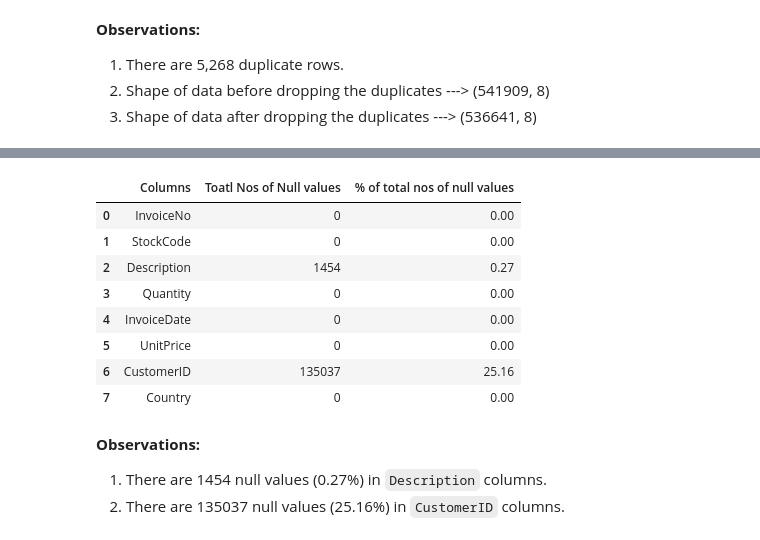
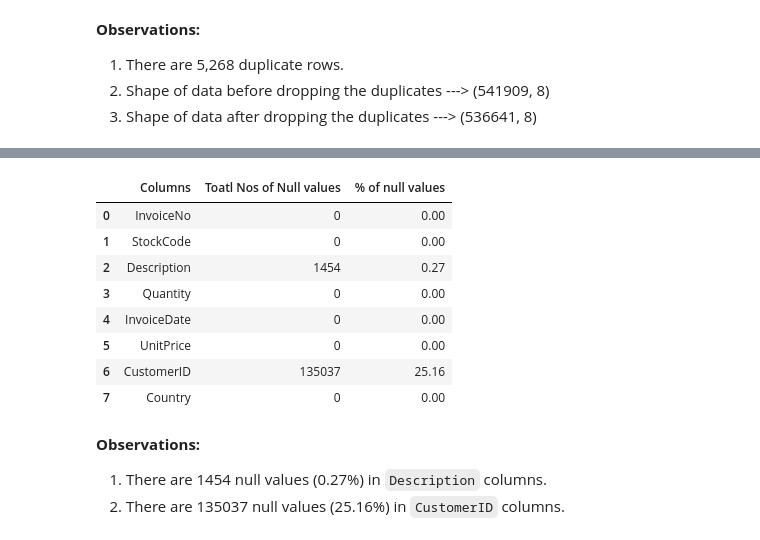
Before and after one commit to anupstar100/UML-Capston_Project-Customer_Segmentation, a Jupyter notebook: UML_Capston_Project_Online_Retail_Customer_Segmentation.ipynb, the cells around one changed output, grey strips where cells are left out. Drawn from its saved outputs; the diff is of its cells as text; code cells hidden in the pictures.

```diff
--- a/UML_Capston_Project_Online_Retail_Customer_Segmentation.ipynb
+++ b/UML_Capston_Project_Online_Retail_Customer_Segmentation.ipynb
@@ -148,10 +148,10 @@ Country:   38
 # %%
 # CHECKING FOR NULL VALUES
 pd.DataFrame({'Columns' : df.columns,
               'Toatl Nos of Null values' : df.isna().sum(),
-              '% of total nos of null values' : round(df.isna().mean() * 100,2)}).reset_index().drop(['index'], axis = 1)
+              '% of null values' : round(df.isna().mean() * 100,2)}).reset_index().drop(['index'], axis = 1)
 # %% [output]
-|  | Columns | Toatl Nos of Null values | % of total nos of null values |
+|  | Columns | Toatl Nos of Null values | % of null values |
 | 0 | InvoiceNo | 0 | 0.00 |
 | 1 | StockCode | 0 | 0.00 |
 | 2 | Description | 1454 | 0.27 |
```
Also changed, not shown: parts of 13 cells of this notebook.
